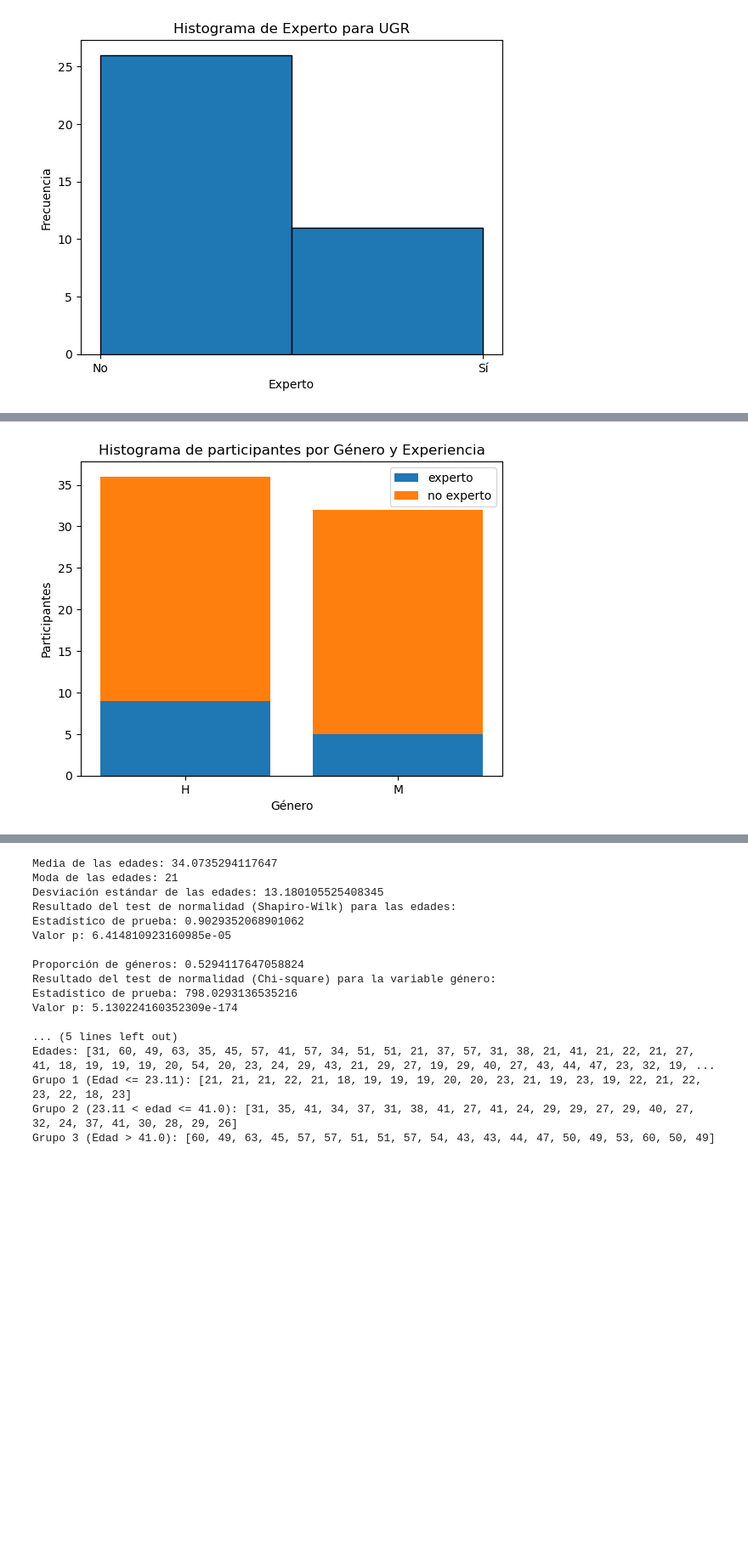
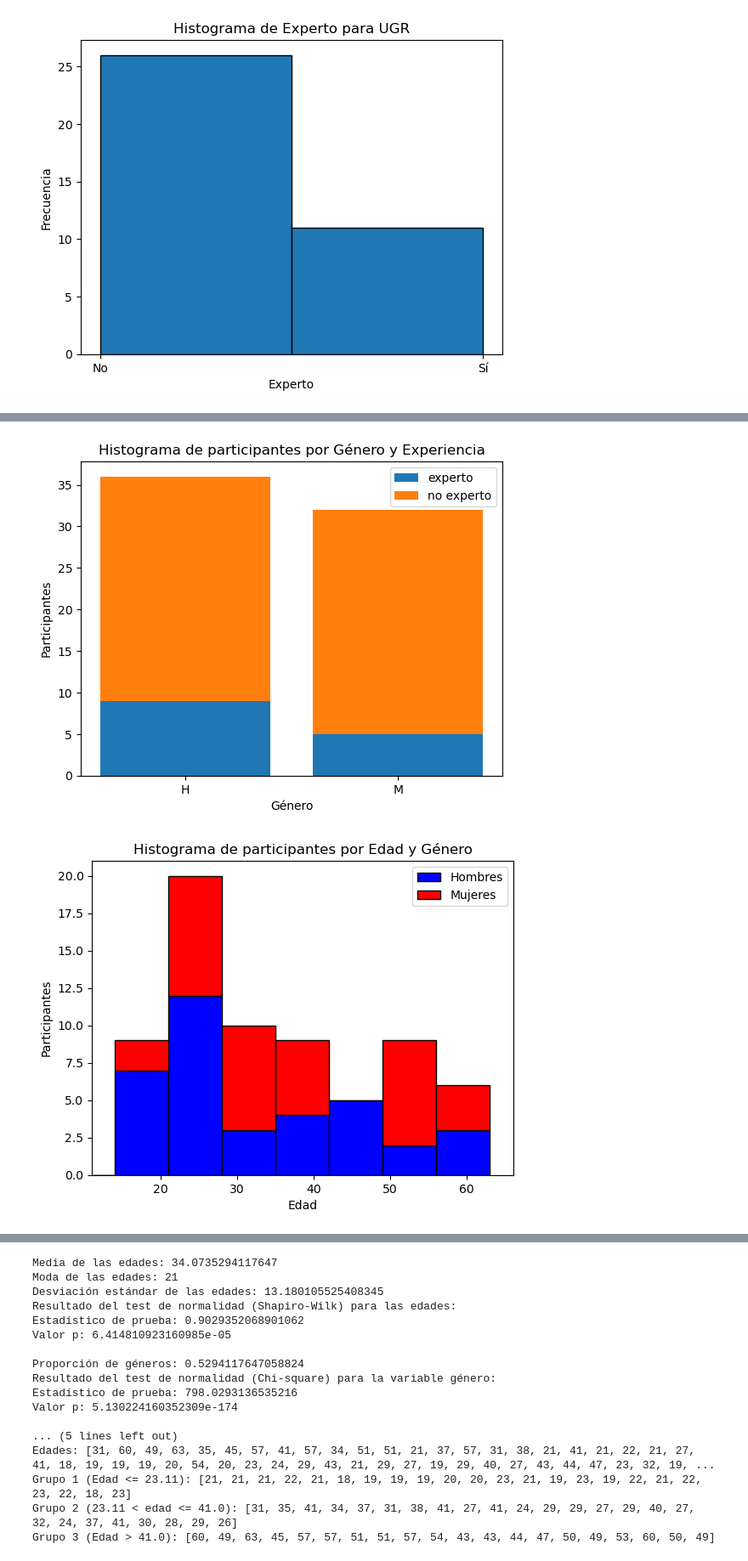
Before and after one commit to Luismikudo/tfm-noise-detection, a Jupyter notebook: stats_calcs.ipynb, the cells around one changed output, grey strips where cells are left out. Shown: that part at 85% size. Cells and saved outputs as stored; diff of their text form; code cells hidden in the pictures; blank space fills up the shorter version.

Commit message:
New stats plot

```diff
--- a/stats_calcs.ipynb
+++ b/stats_calcs.ipynb
@@ -323,36 +323,64 @@ plt.ylabel('Frecuencia')
 plt.xticks([0, 1], ['No', 'Sí'])
 plt.show()
 
-# Inicializar contadores usando un diccionario
 contador = {'experto_H': 0, 'no_experto_H': 0, 'experto_M': 0, 'no_experto_M': 0}
 
-# Analizar el diccionario y actualizar contadores
 for persona in general_stats.values():
     genero = persona['genero']
     experto = persona['experto']
 
     key = f"{'' if experto else 'no_'}experto_{genero}"
     contador[key] += 1
 
-# Datos para el histograma
 generos = ['H', 'M']
 experto_counts = [contador['experto_H'], contador['experto_M']]
 no_experto_counts = [contador['no_experto_H'], contador['no_experto_M']]
 
-# Crear el histograma
 plt.bar(generos, experto_counts, label='experto')
 plt.bar(generos, no_experto_counts, bottom=experto_counts, label='no experto')
 
-# Etiquetas y título
 plt.xlabel('Género')
 plt.ylabel('Participantes')
 plt.title('Histograma de participantes por Género y Experiencia')
 plt.legend()
+plt.show()
 
-# Mostrar el histograma
+edades = {'H': [], 'M': []}
+edades_xp = {True: [], False: []}
+
+for persona in general_stats.values():
+    genero = persona['genero']
+    edad = persona['edad']
+    experto = persona['experto']
+
+    edades[genero].append(edad)
+    edades_xp[experto].append(edad)
+
+bins = np.linspace(0, max(max(edades['H']), max(edades['M'])), 10)
+plt.hist([edades['H'], edades['M']], bins, color=['blue', 'red'], label=['Hombres', 'Mujeres'], edgecolor='black', stacked=True)
+
+plt.xlim(11, None)
+plt.xlabel('Edad')
+plt.ylabel('Participantes')
+plt.title('Histograma de participantes por Edad y Género')
+plt.legend()
+
 plt.show()
+
+
+bins = np.linspace(0, max(max(edades_xp[True]), max(edades_xp[False])), 10)
+plt.hist([edades_xp[True], edades_xp[False]], bins, label=['experto', 'no experto'], edgecolor='black', stacked=True)
+
+plt.xlim(11, None)
+plt.xlabel('Edad')
+plt.ylabel('Participantes')
+plt.title('Histograma de participantes por Edad y Experiencia')
+plt.legend()
+
+plt.show()
 # %% [output]
 [figure]
 [figure]
 [figure]
 [figure]
+[figure, added]
```
Also changed, not shown: parts of 2 cells of this notebook, 11 other files.
